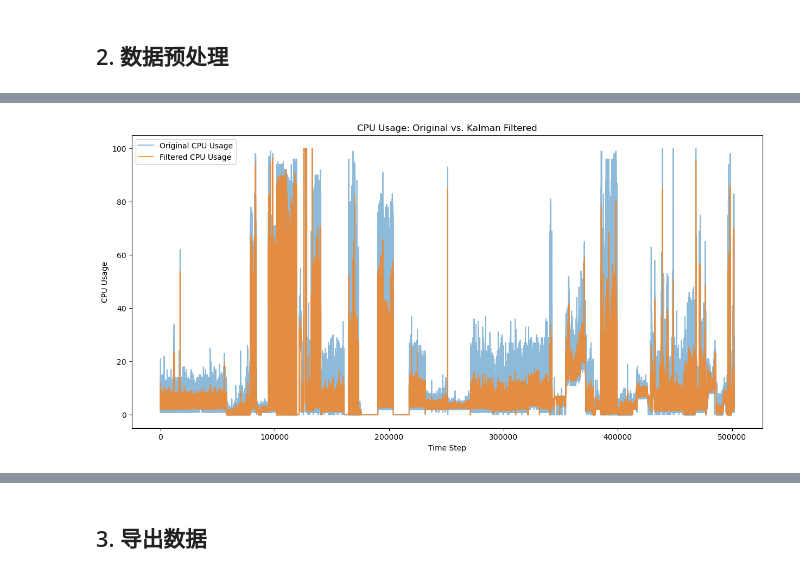
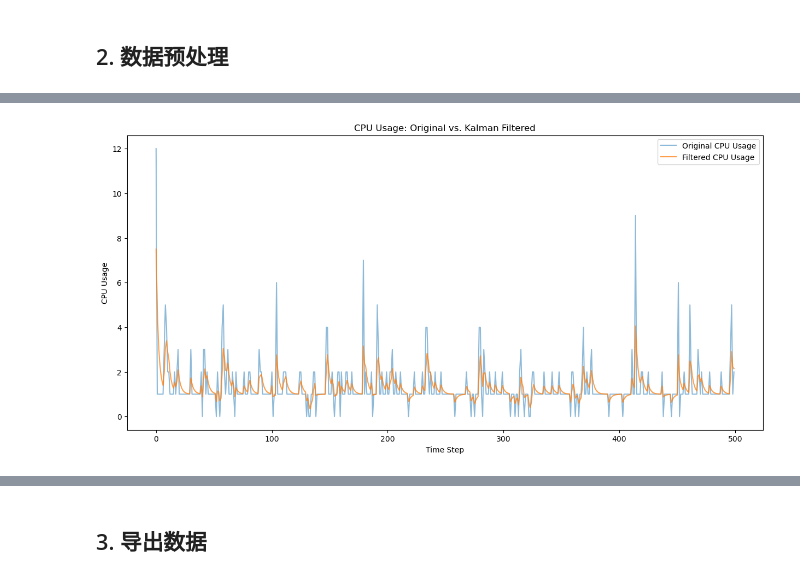
Before and after one commit to conghuhu/container_ts_prediction, a Jupyter notebook: data_preprocess.ipynb, the cells around one changed output, grey strips where cells are left out. Drawn from its saved outputs; the diff is of its cells as text; code cells hidden in the pictures.

```diff
--- a/data_preprocess.ipynb
+++ b/data_preprocess.ipynb
@@ -119,32 +119,34 @@ transition_matrices = [1]  # 状态转移矩阵
 observation_matrices = [1]  # 观测矩阵
 
 # 初始化卡尔曼滤波器
 kf = KalmanFilter(
     initial_state_mean=initial_state_mean,
     initial_state_covariance=observation_covariance,
     observation_covariance=observation_covariance,
     transition_covariance=transition_covariance,
     transition_matrices=transition_matrices,
     observation_matrices=observation_matrices
 )
 
 # 应用简单卡尔曼滤波器进行去噪
-cpu_usage = train_df['CPU_USAGE'].values
+queue_id = 86085  # 示例队列ID
+cpu_usage = train_df[train_df['QUEUE_ID'] == queue_id]['CPU_USAGE'].values
+cpu_usage = cpu_usage[0:500]
 cpu_usage_mean = np.mean(cpu_usage)
 cpu_usage_std = np.std(cpu_usage)
 cpu_usage_z_score = (cpu_usage - cpu_usage_mean) / cpu_usage_std
 
 # 使用卡尔曼滤波器对CPU_USAGE去噪
 state_means, _ = kf.filter(cpu_usage)
 
 # 绘制去噪前后的对比时序图
 plt.figure(figsize=(15, 7))
 plt.plot(cpu_usage, label='Original CPU Usage', alpha=0.5)
 plt.plot(state_means, label='Filtered CPU Usage', alpha=0.75)
 plt.title('CPU Usage: Original vs. Kalman Filtered')
 plt.xlabel('Time Step')
 plt.ylabel('CPU Usage')
 plt.legend()
 plt.show()
 # %% [output]
-[figure, old version]
+[figure, new version]
```
Also changed, not shown: parts of 6 cells of this notebook, 12 other files.
